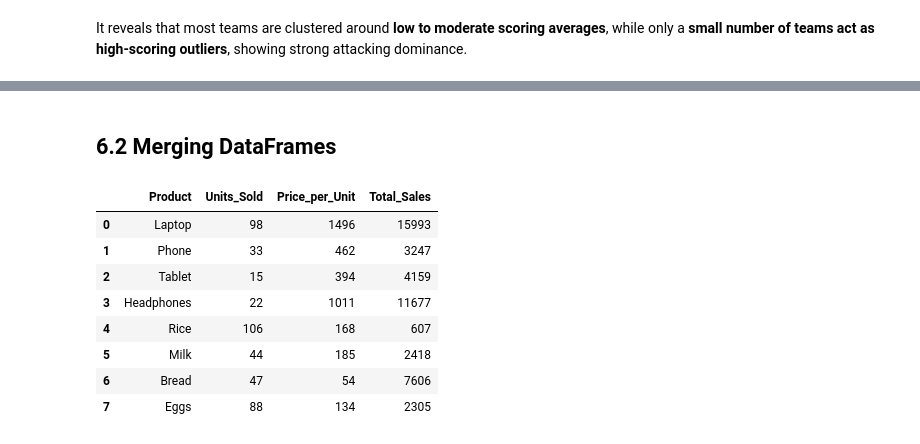
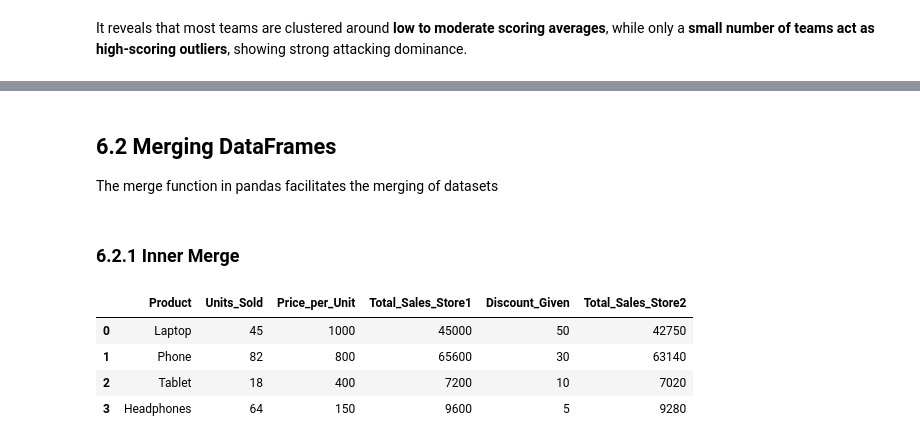
Before and after one commit to ahmedfakhar747/pandas-for-data-science, a Jupyter notebook: Pandas_2_Correlation_Analysis.ipynb, the cells around one changed output, grey strips where cells are left out. Cells and saved outputs as stored; diff of their text form; code cells hidden in the pictures.

Commit message:
Kaggle Notebook | 🐼 Pandas 2: Correlation Analysis | Version 7

```diff
--- a/Pandas_2_Correlation_Analysis.ipynb
+++ b/Pandas_2_Correlation_Analysis.ipynb
@@ -366,16 +329,39 @@ df_sales2
+# %%
+import numpy as np
+
+# Shared baseline data so the merge keys actually match
+shared_products = ["Laptop", "Phone", "Tablet", "Headphones"]
+shared_units = [45, 82, 18, 64]  # Fixed numbers so they match exactly
+
+# Store 1 DataFrame
+sales1 = {
+    "Product": shared_products,
+    "Units_Sold": shared_units,
+    "Price_per_Unit": [1000, 800, 400, 150],
+    "Total_Sales_Store1": [45000, 65600, 7200, 9600]
+}
+df_sales1 = pd.DataFrame(sales1)
+
+# Store 2 DataFrame (Same products/units, different store performance metrics)
+sales2 = {
+    "Product": shared_products,
+    "Units_Sold": shared_units,
+    "Discount_Given": [50, 30, 10, 5],
+    "Total_Sales_Store2": [42750, 63140, 7020, 9280]
+}
+df_sales2 = pd.DataFrame(sales2)
+# %% [markdown]
+## 6.2 Merging DataFrames
+
+The merge function in pandas facilitates the merging of datasets
 # %% [markdown]
-## 6.2 Merging DataFrames
+### 6.2.1 Inner Merge
-# %%
-merged_sales = pd.concat([df_sales1, df_sales2], ignore_index=True)
-
-merged_sales
-# %% [output]
-|  | Product | Units_Sold | Price_per_Unit | Total_Sales |
-| 0 | Laptop | 98 | 1496 | 15993 |
-| 1 | Phone | 33 | 462 | 3247 |
-| 2 | Tablet | 15 | 394 | 4159 |
-| 3 | Headphones | 22 | 1011 | 11677 |
-| 4 | Rice | 106 | 168 | 607 |
-| 5 | Milk | 44 | 185 | 2418 |
-| 6 | Bread | 47 | 54 | 7606 |
-| 7 | Eggs | 88 | 134 | 2305 |
+# %%
+inner_merged_sales = pd.merge(df_sales1, df_sales2, on=["Product", "Units_Sold"])
+inner_merged_sales
+# %% [output]
+|  | Product | Units_Sold | Price_per_Unit | Total_Sales_Store1 | Discount_Given | Total_Sales_Store2 |
+| 0 | Laptop | 45 | 1000 | 45000 | 50 | 42750 |
+| 1 | Phone | 82 | 800 | 65600 | 30 | 63140 |
+| 2 | Tablet | 18 | 400 | 7200 | 10 | 7020 |
+| 3 | Headphones | 64 | 150 | 9600 | 5 | 9280 |
```
Also changed, not shown: parts of 22 cells of this notebook.
